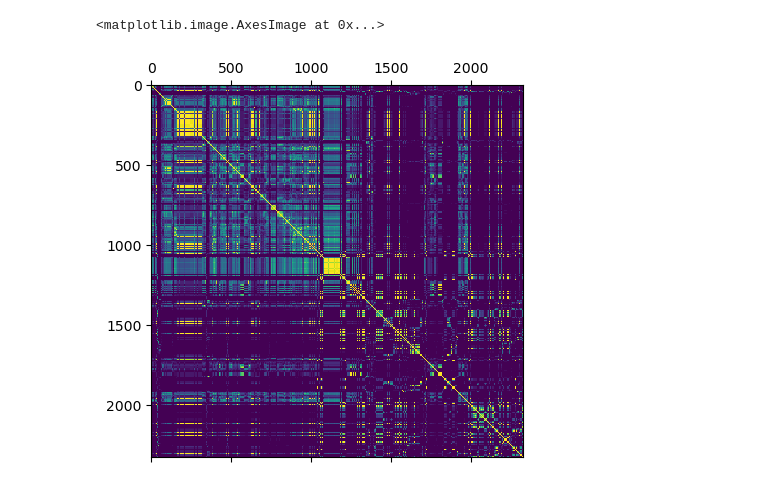
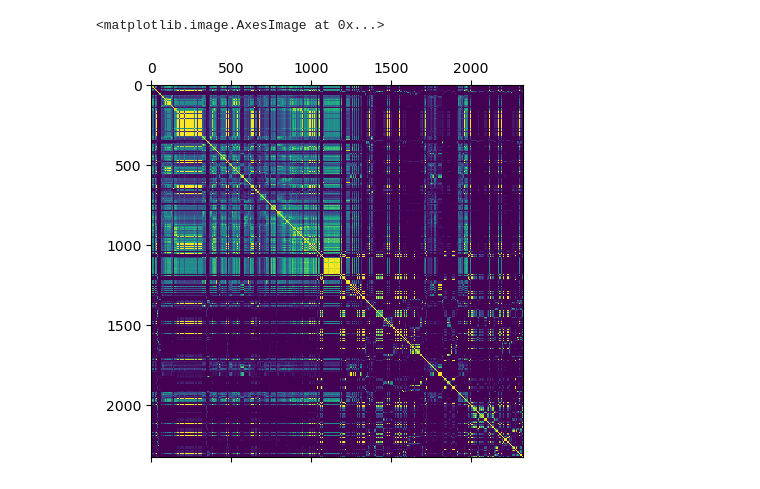
Before and after one commit to pku-liang/p2sim, a Jupyter notebook: analysis2.ipynb, the cells around one changed output. Saved outputs shown, nothing was run; the diff lists cells and outputs as text; code cells hidden in the pictures.

```diff
--- a/analysis2.ipynb
+++ b/analysis2.ipynb
@@ -24,5 +41,5 @@ res = sim_matrix(act_hash)
 # %%
-plt.matshow(res, cmap='viridis')
+plt.matshow(res / 32, cmap='viridis')
 # %% [output]
 <matplotlib.image.AxesImage at 0x...>
-[figure, old version]
+[figure, new version]
```
Also changed, not shown: parts of 3 cells of this notebook, 1 other file.
